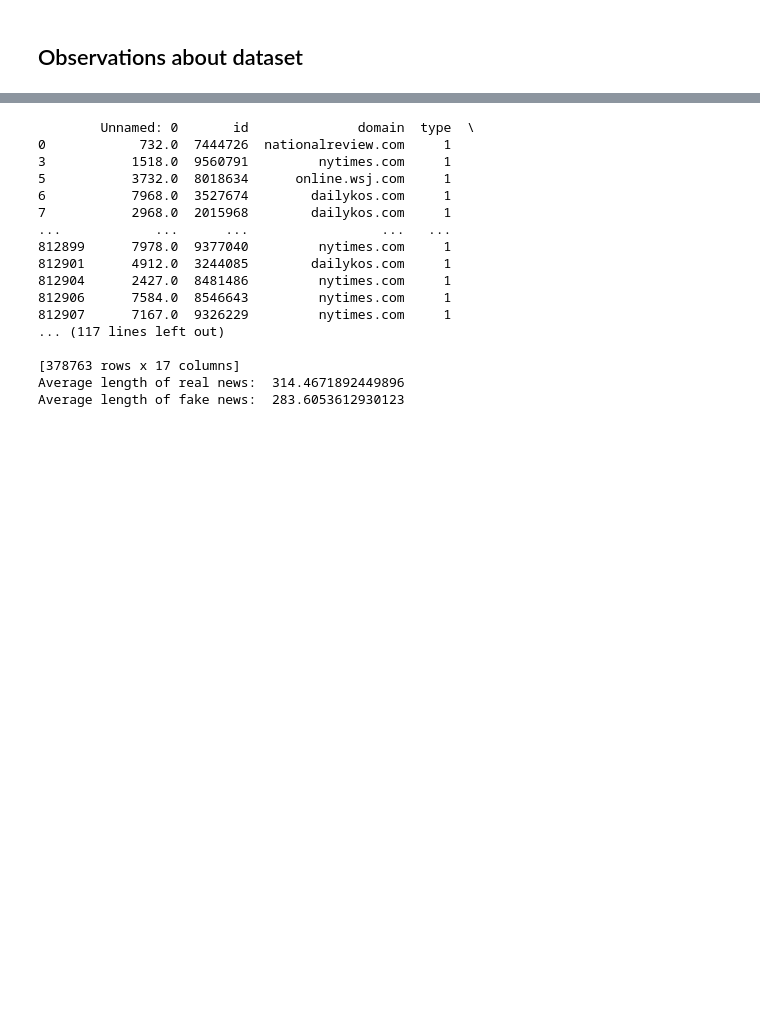
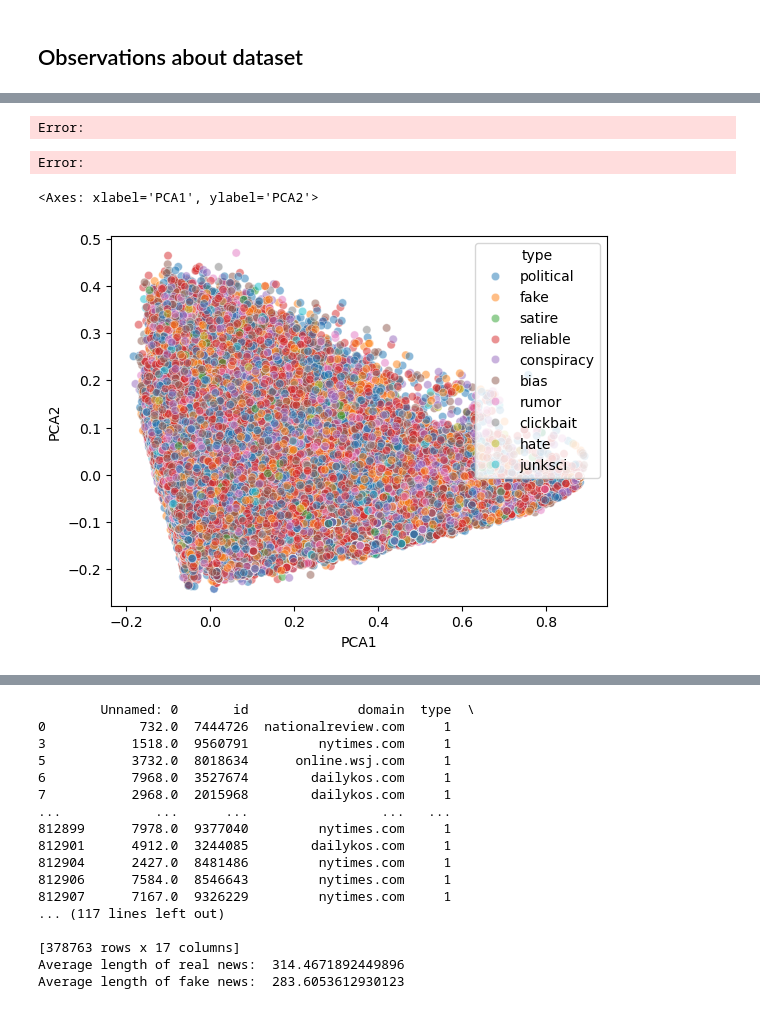
Before and after one commit to Laplace0000/GDS_TwoTime, a Jupyter notebook: src/project.ipynb, the cells around one changed output, grey strips where cells are left out. Saved outputs shown, nothing was run; the diff lists cells and outputs as text; code cells hidden in the pictures; blank space fills up the shorter version.

```diff
--- a/src/project.ipynb
+++ b/src/project.ipynb
@@ -379,3 +390,32 @@ print(newunique_values)
+# %%
+# requires running all_dist loading out fo order, since we need word distributions
+
+from sklearn.decomposition import PCA
+import seaborn as sns
+from sklearn.feature_extraction.text import TfidfVectorizer
+
+vocab = fndf["content"].explode().value_counts().index[:10000]
+
+#vocab = {val for (val, _) in all_dist.most_common(10000)}
+tfidf_all_model = TfidfVectorizer(analyzer=lambda x: x, vocabulary=vocab)
+tfidf_vec = tfidf_all_model.fit_transform(fndf["content"])
+
+PCA_model = PCA(n_components=2)
+PCA_data = PCA_model.fit_transform(tfidf_vec)
+PCA_df = pd.DataFrame(PCA_data, columns=["PCA1", "PCA2"])
+PCA_df["type"] = fndf["type"]
+
+sns.kdeplot(data=PCA_df, x="PCA1", y="PCA2", hue="type", fill=False, alpha=0.5)
+#sns.kdeplot(x=PCA_real[:, 0], y=PCA_real[:, 1],color="blue", thresh=0.15)
+#sns.kdeplot(x=PCA_fake[:, 0], y=PCA_fake[:, 1],color="red", thresh=0.15, alpha=0.7)
+# %% [output]
+Error:
+Error:
+# %%
+sns.scatterplot(data=PCA_df, x="PCA1", y="PCA2", hue="type", alpha=0.5)
+# %% [output]
+<Axes: xlabel='PCA1', ylabel='PCA2'>
+[figure, added]
 # %%
 
 # groups (reliable) as truenews 1 and (all others) in fakenews 0
```
Also changed, not shown: parts of 16 cells of this notebook.
